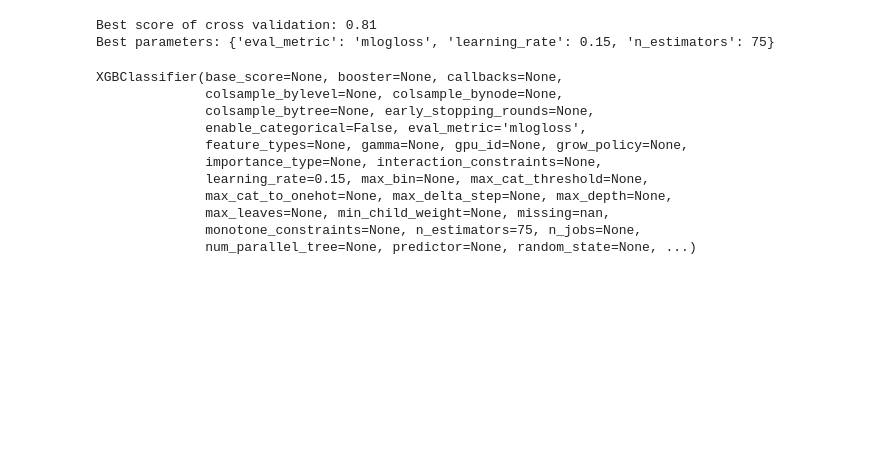
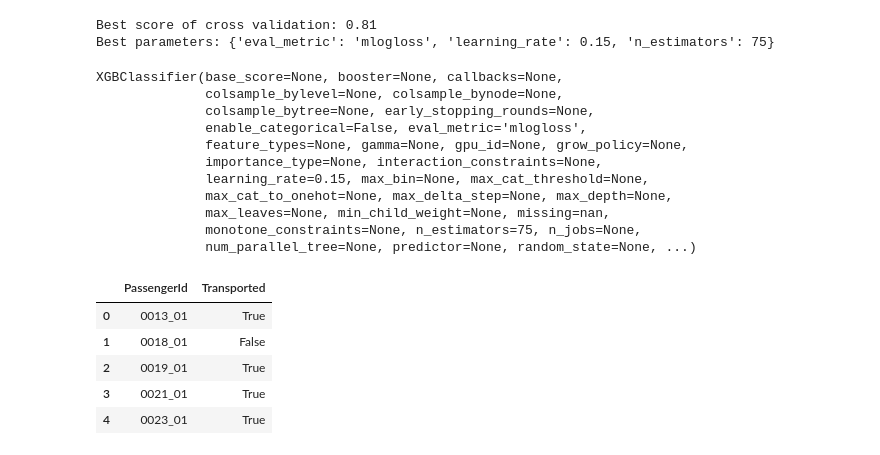
Before and after one commit to masmeert/kaggle-spaceship-titanic, a Jupyter notebook: spaceship.ipynb, the cells around one changed output. Saved outputs shown, nothing was run; the diff lists cells and outputs as text; code cells hidden in the pictures; blank space fills up the shorter version.

```diff
--- a/spaceship.ipynb
+++ b/spaceship.ipynb
@@ -288,7 +266,9 @@ param_grid = {
     "eval_metric": ["mlogloss"],
 }
 
-grid = GridSearchCV(XGBClassifier(), param_grid=param_grid, cv=5, scoring="accuracy")
+grid = GridSearchCV(
+    XGBClassifier(verbosity=0), param_grid=param_grid, cv=5, scoring="accuracy"
+)
 grid.fit(X_train, y_train)
 best_params = grid.best_params_
 
@@ -298,7 +278,7 @@ print("Best parameters:", best_params)
 Best score of cross validation: 0.81
 Best parameters: {'eval_metric': 'mlogloss', 'learning_rate': 0.15, 'n_estimators': 75}
 # %%
-xgb = XGBClassifier()
+xgb = XGBClassifier(verbosity=0)
 xgb.set_params(**best_params)
 xgb.fit(X_train, y_train)
 # %% [output]
@@ -316,7 +296,16 @@ XGBClassifier(base_score=None, booster=None, callbacks=None,
 # %%
 # Predict on kaggle_df
 y_pred = xgb.predict(kaggle_df).astype(bool)
 
 # Save predictions to csv
-output = pd.DataFrame({"PassengerId": kaggle_df.index, "Transported": y_pred})
+output = pd.DataFrame({"PassengerId": kaggle_ids, "Transported": y_pred})
 output.to_csv("submission.csv", index=False)
+
+output.head()
+# %% [output]
+|  | PassengerId | Transported |
+| 0 | 0013_01 | True |
+| 1 | 0018_01 | False |
+| 2 | 0019_01 | True |
+| 3 | 0021_01 | True |
+| 4 | 0023_01 | True |
```
Also changed, not shown: parts of 4 cells of this notebook, 1 other file.
